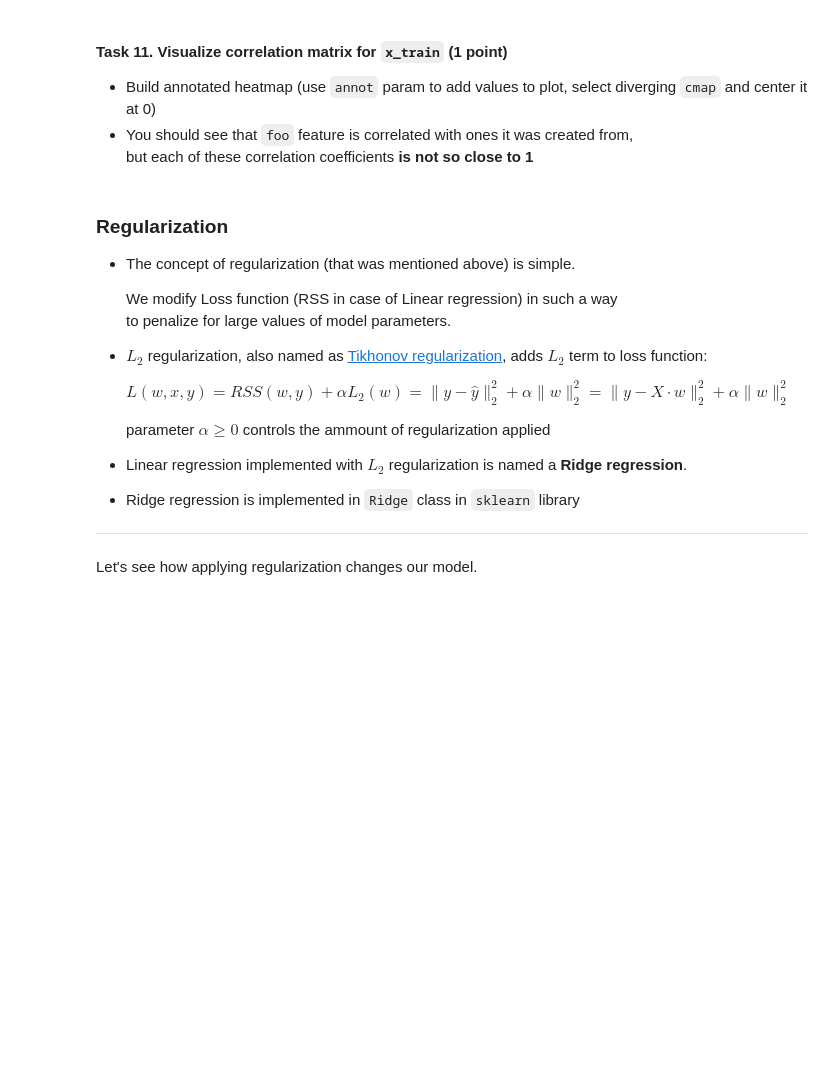
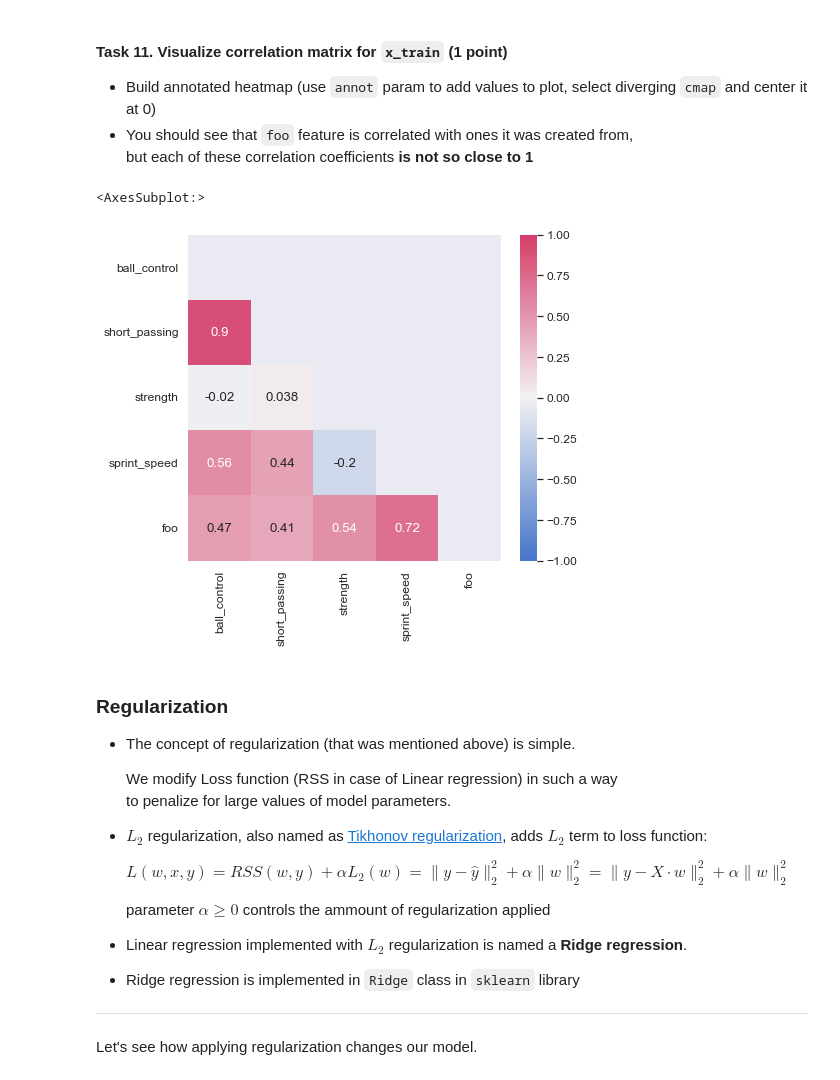
Before and after one commit to slobby/ml_task3, a Jupyter notebook: lineral_regression.ipynb, the cells around one changed output. Drawn from its saved outputs; the diff is of its cells as text; code cells hidden in the pictures; blank space fills up the shorter version.

```diff
--- a/lineral_regression.ipynb
+++ b/lineral_regression.ipynb
@@ -1355,3 +1505,12 @@ l2_norm(model.coef_)
+# %%
+correlation_matrix_mc = x_train.corr()
+mask_mc = np.triu(np.ones_like(correlation_matrix_mc, dtype=bool))
+# cmap_ = sns.diverging_palette(255, 0, as_cmap=True)
+sns.heatmap(data=correlation_matrix_mc, annot=True,
+            vmin=-1, vmax=1, mask=mask_mc, cmap=cmap)
+# %% [output]
+<AxesSubplot:>
+[figure, added]
 # %% [markdown]
 ### Regularization
 
```
Also changed, not shown: parts of 54 cells of this notebook.
